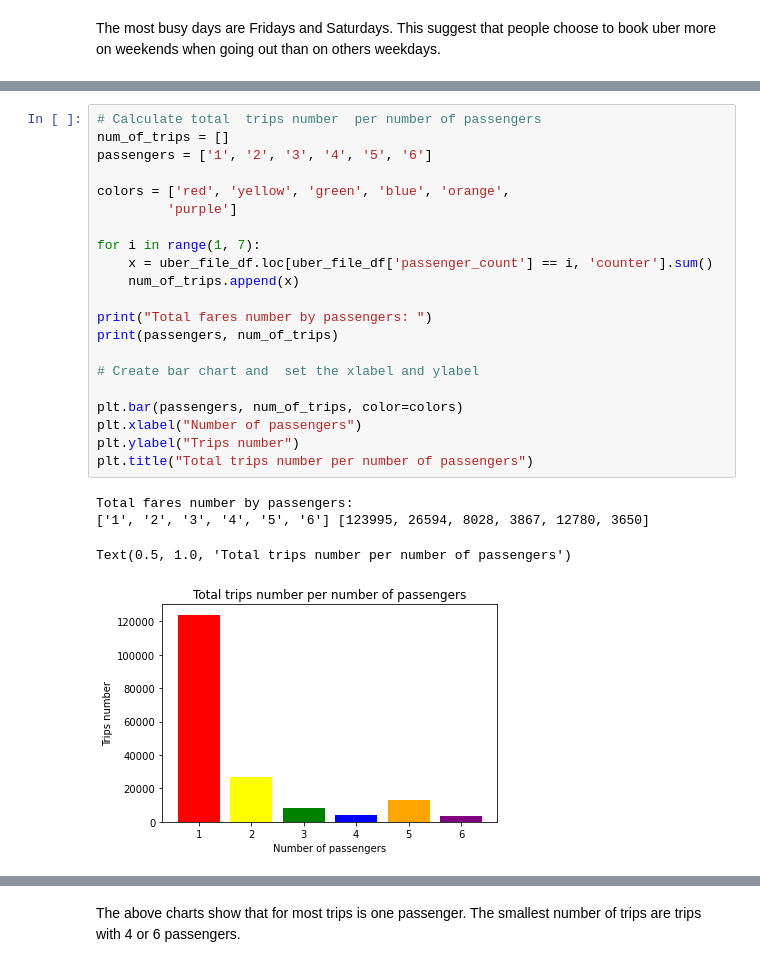
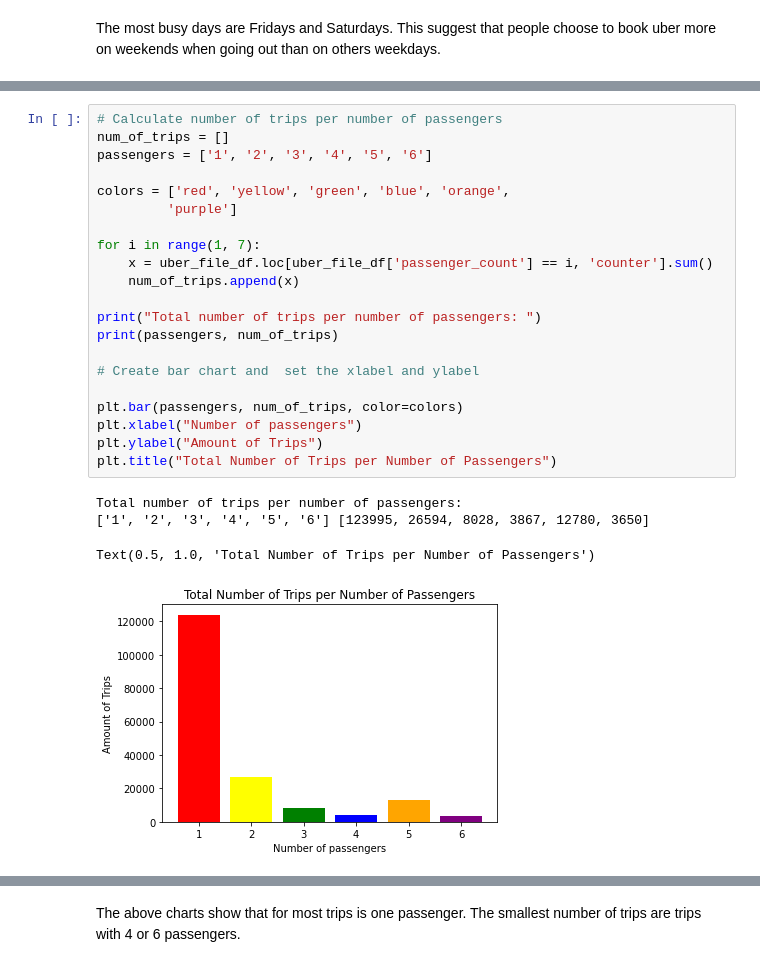
Before and after one commit to Maliha2030/Project1_The_A_Team_Uber, a Jupyter notebook: project_script_marta.ipynb, the cells around one changed output, grey strips where cells are left out. Cells and saved outputs as stored; diff of their text form.

```diff
--- a/project_script_marta.ipynb
+++ b/project_script_marta.ipynb
@@ -289,26 +322,26 @@ From the chart above we see that the most busy pick up hours are evening hours b
 # %%
-# Calculate total  trips number  per number of passengers
+# Calculate number of trips per number of passengers
 num_of_trips = []
 passengers = ['1', '2', '3', '4', '5', '6']
 
 colors = ['red', 'yellow', 'green', 'blue', 'orange',
          'purple']
 
 for i in range(1, 7):
     x = uber_file_df.loc[uber_file_df['passenger_count'] == i, 'counter'].sum()
     num_of_trips.append(x)
 
-print("Total fares number by passengers: ")
+print("Total number of trips per number of passengers: ")
 print(passengers, num_of_trips)
 
 # Create bar chart and  set the xlabel and ylabel
 
 plt.bar(passengers, num_of_trips, color=colors)
 plt.xlabel("Number of passengers")
-plt.ylabel("Trips number")
-plt.title("Total trips number per number of passengers")
+plt.ylabel("Amount of Trips")
+plt.title("Total Number of Trips per Number of Passengers")
 # %% [output]
-Total fares number by passengers:
+Total number of trips per number of passengers:
 ['1', '2', '3', '4', '5', '6'] [123995, 26594, 8028, 3867, 12780, 3650]
-Text(0.5, 1.0, 'Total trips number per number of passengers')
+Text(0.5, 1.0, 'Total Number of Trips per Number of Passengers')
-[figure, old version]
+[figure, new version]
```
Also changed, not shown: parts of 11 cells of this notebook.
